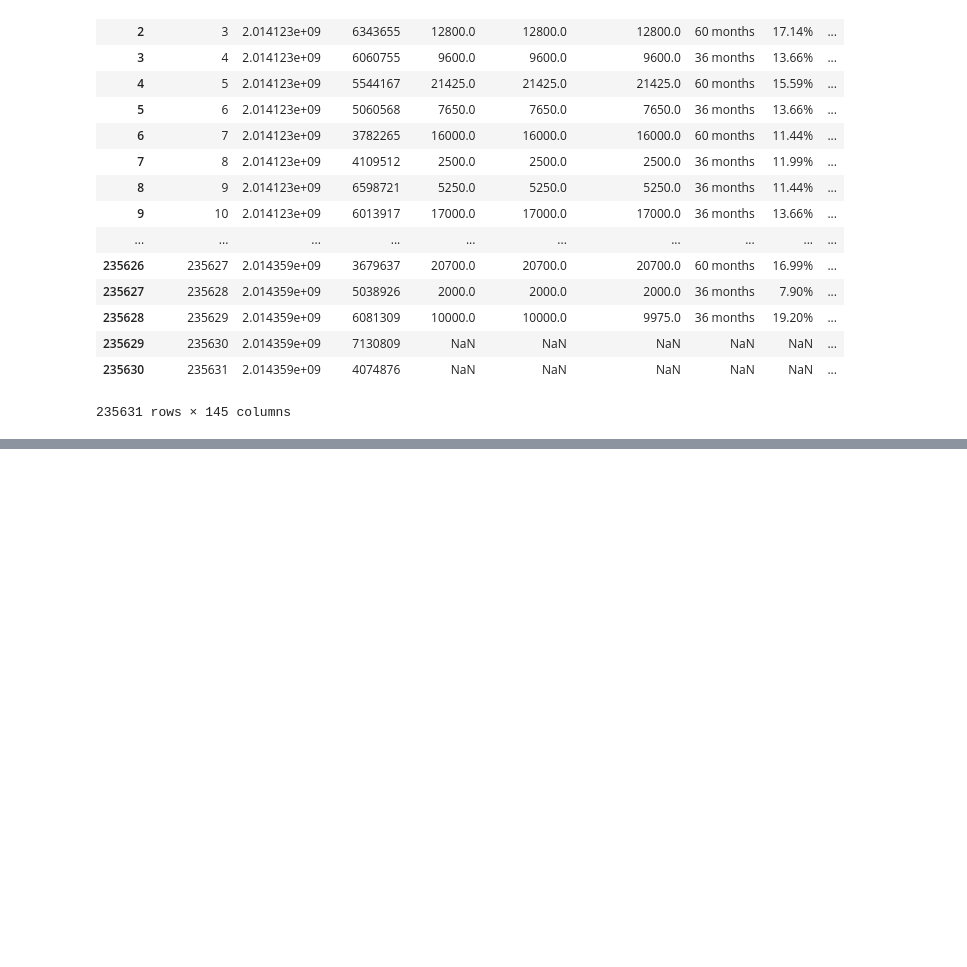
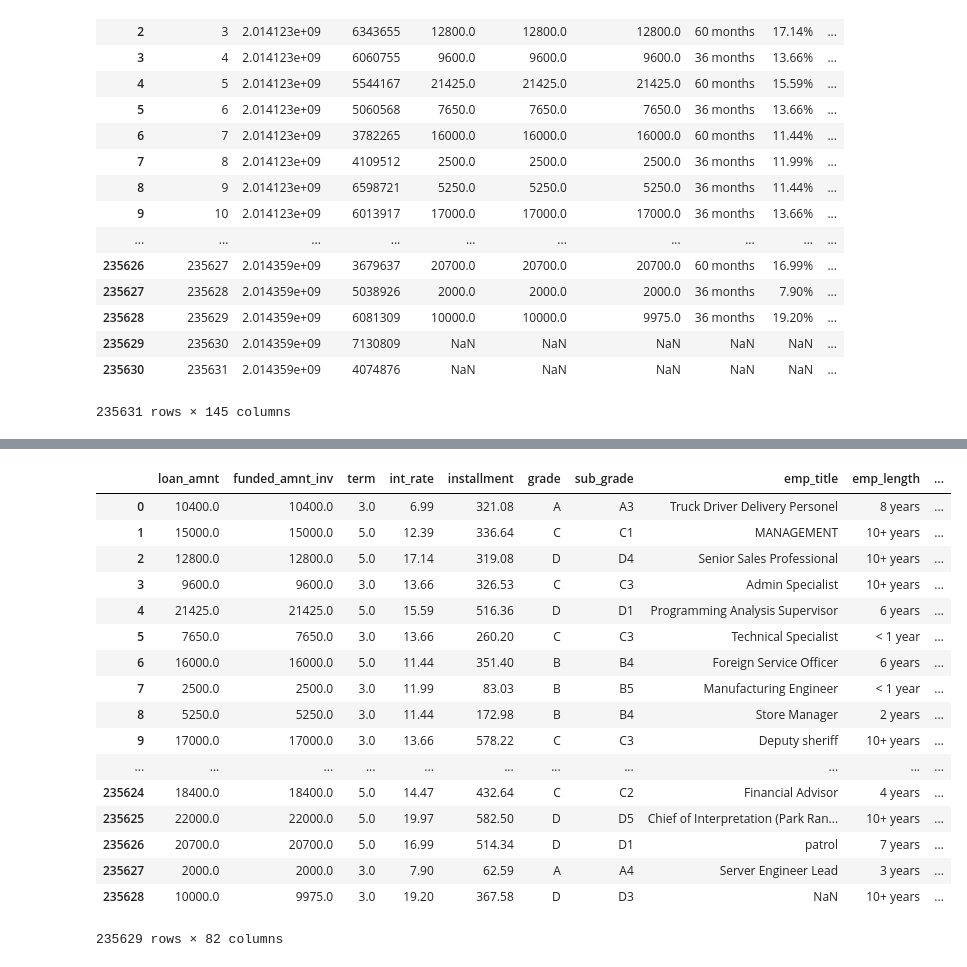
Before and after one commit to alan13519/P2PLending, a Jupyter notebook: P2P_EDA_Data_Cleaning.ipynb, the cells around one changed output, grey strips where cells are left out. Cells and saved outputs as stored; diff of their text form; code cells hidden in the pictures; blank space fills up the shorter version.

```diff
--- a/P2P_EDA_Data_Cleaning.ipynb
+++ b/P2P_EDA_Data_Cleaning.ipynb
@@ -112,0 +154,3 @@ df_p2p['secondary_app_credit_length'] = df_p2p['secondary_app_credit_length'].dt
+# %%
+# Drop all columns with all NaNs
+df_p2p.dropna(axis=1, how='all', inplace=True)
@@ -112,0 +192,7 @@ df_p2p['secondary_app_credit_length'] = df_p2p['secondary_app_credit_length'].dt
+# %%
+# # Check the loan status of each grade
+# x = df_p2p.groupby(['sub_grade','loan_status'])['loan_status'].count()
+# y = x.groupby(level=0).apply(lambda x: 100 * x / float(x.sum()))
+# y
+pd.set_option('display.max_columns', 100)
+df_p2p.head()
@@ -112,0 +209,21 @@ df_p2p['secondary_app_credit_length'] = df_p2p['secondary_app_credit_length'].dt
+# %%
+df_p2p
+# %% [output]
+|  | loan_amnt | funded_amnt_inv | term | int_rate | installment | grade | sub_grade | emp_title | emp_length | ... |
+| 0 | 10400.0 | 10400.0 | 3.0 | 6.99 | 321.08 | A | A3 | Truck Driver Delivery Personel | 8 years | ... |
+| 1 | 15000.0 | 15000.0 | 5.0 | 12.39 | 336.64 | C | C1 | MANAGEMENT | 10+ years | ... |
+| 2 | 12800.0 | 12800.0 | 5.0 | 17.14 | 319.08 | D | D4 | Senior Sales Professional | 10+ years | ... |
+| 3 | 9600.0 | 9600.0 | 3.0 | 13.66 | 326.53 | C | C3 | Admin Specialist | 10+ years | ... |
+| 4 | 21425.0 | 21425.0 | 5.0 | 15.59 | 516.36 | D | D1 | Programming Analysis Supervisor | 6 years | ... |
+| 5 | 7650.0 | 7650.0 | 3.0 | 13.66 | 260.20 | C | C3 | Technical Specialist | < 1 year | ... |
+| 6 | 16000.0 | 16000.0 | 5.0 | 11.44 | 351.40 | B | B4 | Foreign Service Officer | 6 years | ... |
+| 7 | 2500.0 | 2500.0 | 3.0 | 11.99 | 83.03 | B | B5 | Manufacturing Engineer | < 1 year | ... |
+| 8 | 5250.0 | 5250.0 | 3.0 | 11.44 | 172.98 | B | B4 | Store Manager | 2 years | ... |
+| 9 | 17000.0 | 17000.0 | 3.0 | 13.66 | 578.22 | C | C3 | Deputy sheriff | 10+ years | ... |
+| ... | ... | ... | ... | ... | ... | ... | ... | ... | ... | ... |
+| 235624 | 18400.0 | 18400.0 | 5.0 | 14.47 | 432.64 | C | C2 | Financial Advisor | 4 years | ... |
+| 235625 | 22000.0 | 22000.0 | 5.0 | 19.97 | 582.50 | D | D5 | Chief of Interpretation (Park Ran... | 10+ years | ... |
+| 235626 | 20700.0 | 20700.0 | 5.0 | 16.99 | 514.34 | D | D1 | patrol | 7 years | ... |
+| 235627 | 2000.0 | 2000.0 | 3.0 | 7.90 | 62.59 | A | A4 | Server Engineer Lead | 3 years | ... |
+| 235628 | 10000.0 | 9975.0 | 3.0 | 19.20 | 367.58 | D | D3 | NaN | 10+ years | ... |
+235629 rows × 82 columns
```
Also changed, not shown: parts of 22 cells of this notebook.
